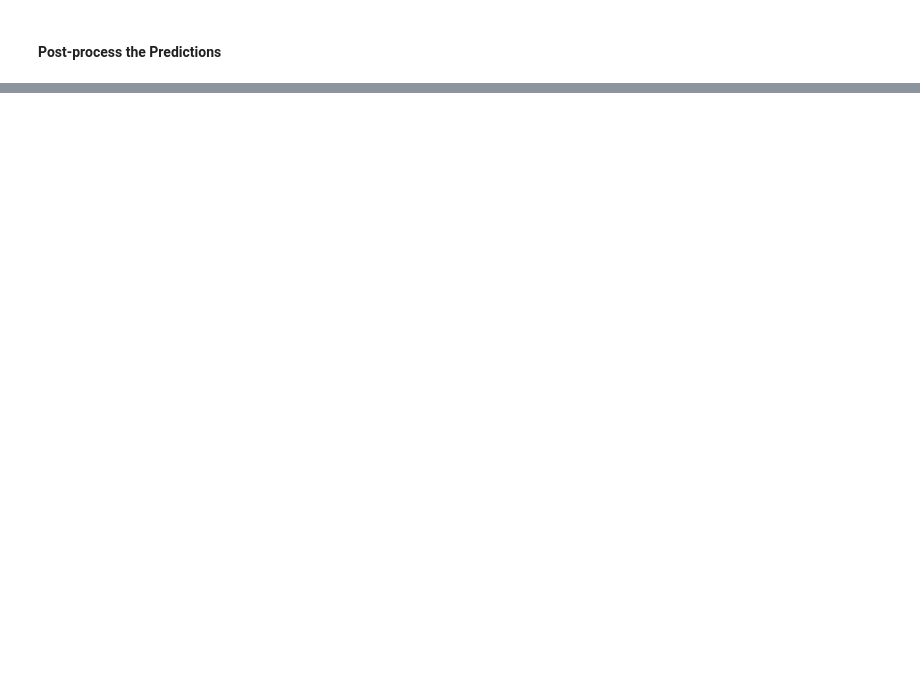
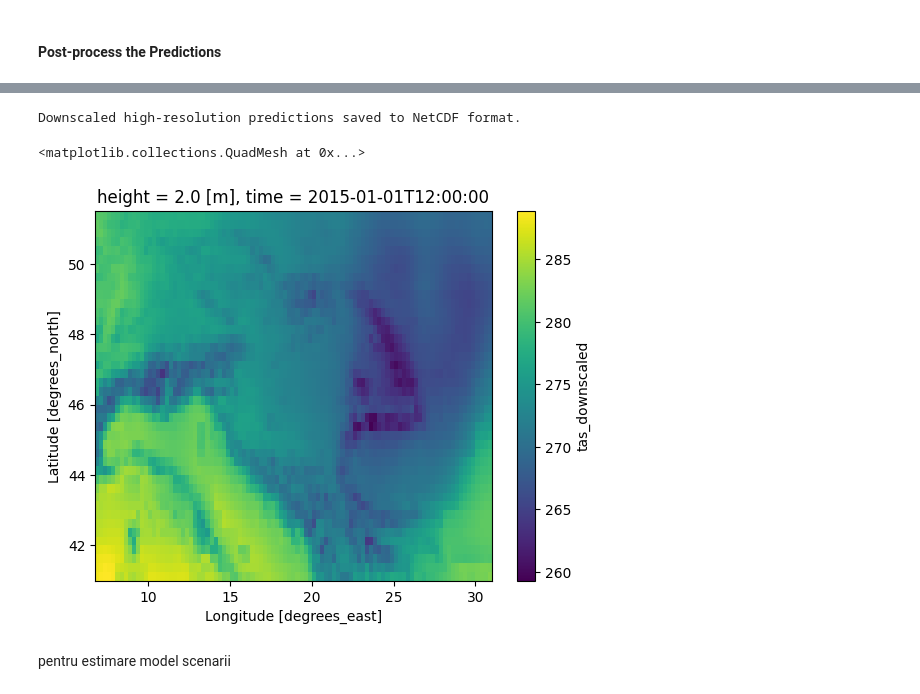
Before and after one commit to alexdum/downscale, a Jupyter notebook: python/cnn_encoder_decoder.ipynb, the cells around one changed output, grey strips where cells are left out. Cells and saved outputs as stored; diff of their text form; code cells hidden in the pictures; blank space fills up the shorter version.

Commit message:
Update cnn_encoder_decoder notebook

```diff
--- a/python/cnn_encoder_decoder.ipynb
+++ b/python/cnn_encoder_decoder.ipynb
@@ -287,0 +408,9 @@ print("Downscaled high-resolution predictions saved to NetCDF format.")
+# %%
+# Load the CMIP6 raw data (predictor variables)
+cmip6_ssp245 = '/data/cristi/a/cristi/downscaled_data/cmip6/raw/zarr/RO_CMIP6_raw/CNRM-ESM2-1/ssp245/r1i1p1f2/tas/tas_day_CNRM-ESM2-1_ssp245_r1i1p1f2_gr_2015_2100_rou.zarr'
+cmip6_ssp245 = xr.open_zarr(cmip6_ssp245)
+cmip6_sp245_high_res = cmip6_ssp245.interp(lat=target_lat, lon=target_lon, method='cubic', kwargs={"fill_value": "extrapolate"})
+cmip6_sp245_norm = normalize(cmip6_sp245_high_res['tas'])
+# Reshape data to add the channel dimension
+cmip6_sp245_reshaped = cmip6_sp245_norm.values[..., np.newaxis]
+cmip6_sp245_reshaped.shape
@@ -287,0 +421,19 @@ print("Downscaled high-resolution predictions saved to NetCDF format.")
+# %%
+# Load the model
+from keras.models import load_model
+model_saved = load_model(
+    'models/cnn_CNRM-ESM2-1.keras',
+    custom_objects={'ClimateDownscalingLossJAX': ClimateDownscalingLossJAX}
+)
+# Predict downscaled high-resolution data
+predicted_high_res = model_saved.predict(cmip6_sp245_reshaped)
+
+# Get the mean and std from the training set for denormalization
+cmip6_sp245_reshaped_mean = cmip6_sp245_high_res['tas'].mean().values
+cmip6_sp245_reshaped_std = cmip6_sp245_high_res['tas'].std().values
+
+# Back-transform function
+def denormalize(data, mean, std):
+    return (data * std) + mean
+# Back-transform the predictions and actual values
+predicted_high_res_denorm = denormalize(predicted_high_res, cmip6_sp245_reshaped_mean,cmip6_sp245_reshaped_std)
@@ -287,0 +442,20 @@ print("Downscaled high-resolution predictions saved to NetCDF format.")
+# %%
+predicted_high_res_final = predicted_high_res_denorm.reshape(cmip6_sp245_norm.values.shape)
+
+# Save the predictions to a NetCDF file
+predicted_ds = xr.DataArray(predicted_high_res_final, dims=cmip6_sp245_norm.dims, coords=cmip6_sp245_norm.coords, name='tas_downscaled')
+predicted_ds.to_netcdf('/data/keeling/a/ad87/downscale/ncs/cnn/predicted_high_res_tas_encod_ssp245.nc')
+
+# #### Results saved to NetCDF format
+print("Downscaled high-resolution predictions saved to NetCDF format.")
+# %% [output]
+Downscaled high-resolution predictions saved to NetCDF format.
+# %%
+#Select the first time step
+first_time_step = predicted_ds.isel(time=0).compute()  # Use .compute() if using Dask
+first_time_step.plot()
+# %% [output]
+<matplotlib.collections.QuadMesh at 0x...>
+[figure, added]
+# %% [markdown]
+pentru estimare model scenarii
```
Also changed, not shown: parts of 16 cells of this notebook.
